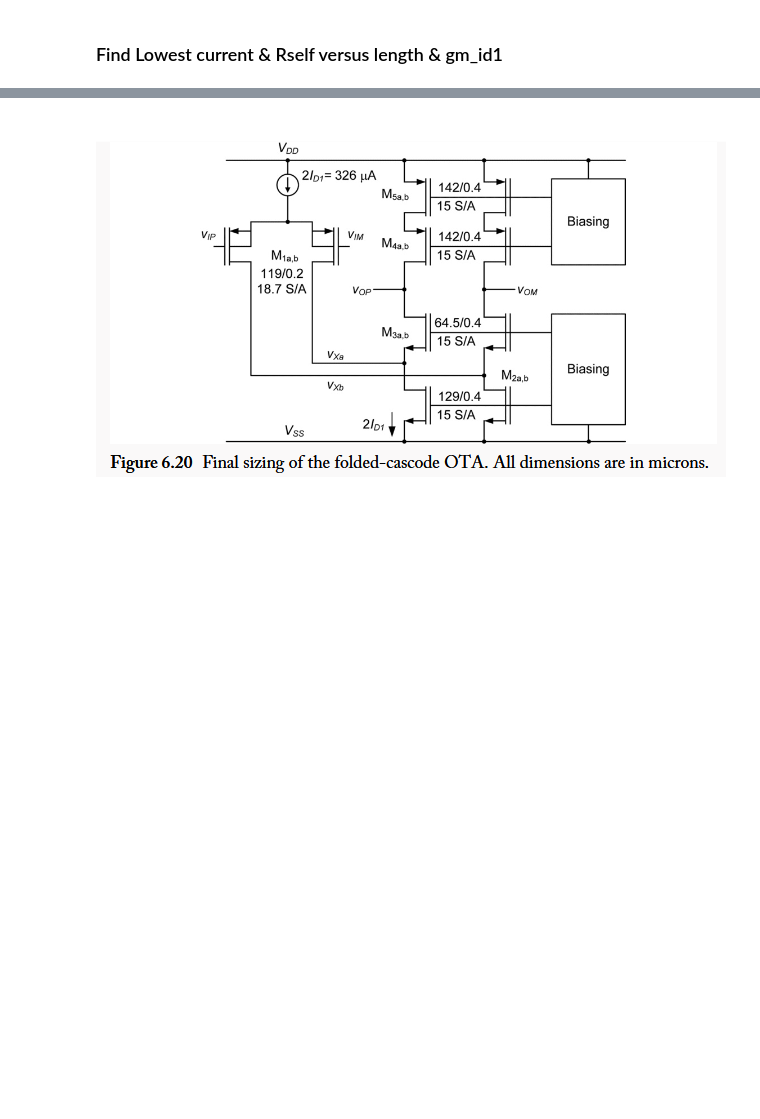
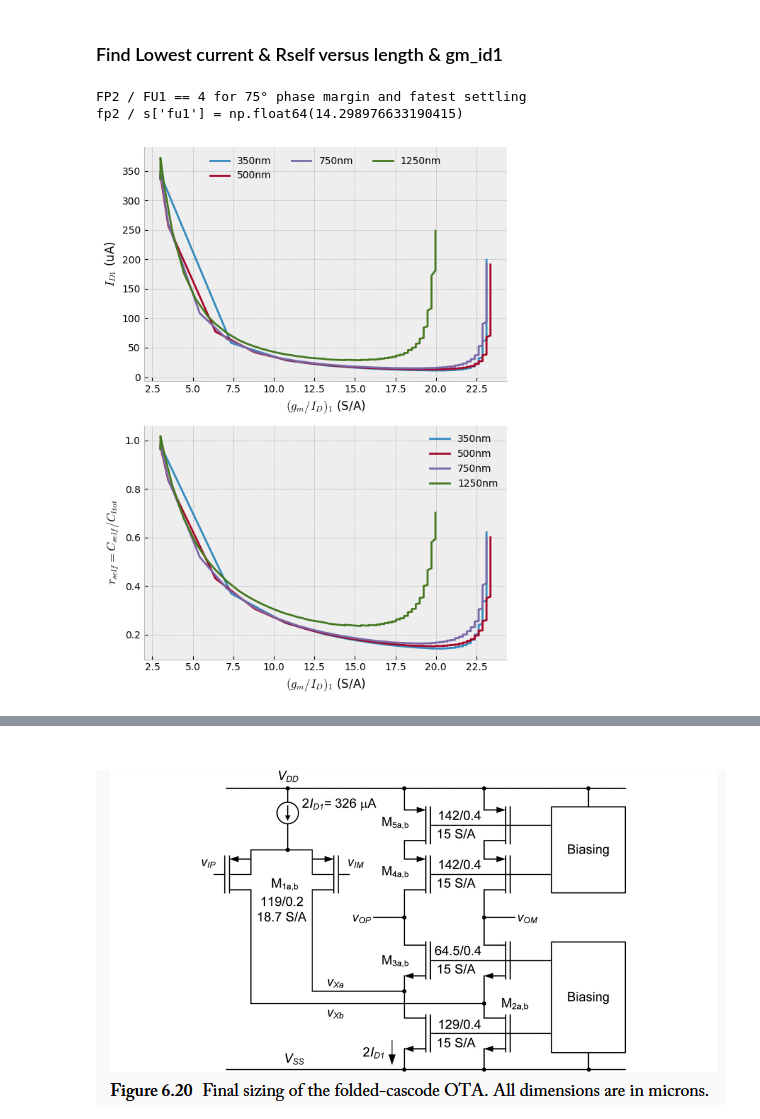
Before and after one commit to Surfeur974/gmadrid, a Jupyter notebook: SC_folded_cascode.ipynb, the cells around one changed output, grey strips where cells are left out. Saved outputs shown, nothing was run; the diff lists cells and outputs as text; code cells hidden in the pictures; blank space fills up the shorter version.

```diff
--- a/SC_folded_cascode.ipynb
+++ b/SC_folded_cascode.ipynb
@@ -374,34 +424,38 @@ p = []
 
 for Li in L1:
     d['L1'] = Li
-    m, pi = folded_cascode(nmos4, pmos4, s, d)
-    m1.append(m)
+    mi,m2,m3,m4,m5,pi = folded_cascode(nmos4, pmos4, s, d)
+    m1.append(mi)
     p.append(pi)
 
 # Plotting setup
 plt.style.use("bmh")
 fig, axs = plt.subplots(2, 1, figsize=(6, 8))
 
 # Plot ID versus gm/ID for different L values
 for i, length in enumerate(L1):
     label = f'{length * 1e3:.0f}nm'  # Convert L from meters to nm for label
-    axs[0].plot(m1[i]['gm_ID'], m1[i]['ID'] * 1e6, label=label)  # ID in mA
+    axs[0].plot(m1[i]['GM_ID'], m1[i]['ID'] * 1e6, label=label)  # ID in mA
 axs[0].set_xlabel(r'$(g_m/I_D)_1$ (S/A)')
 axs[0].set_ylabel(r'$I_{D1}$ (uA)')
 axs[0].legend(loc='upper center', ncol=3, frameon=False)
 axs[0].grid(True)
 
 # Plot cself/cltot versus gm/ID for different L values
 for i, length in enumerate(L1):
     label = f'{length * 1e3:.0f}nm'
-    axs[1].plot(m1[i]['gm_ID'], p[i]['cself'] / p[i]['cltot'], label=label)
+    axs[1].plot(m1[i]['GM_ID'], p[i]['cself'] / p[i]['cltot'], label=label)
 axs[1].set_xlabel(r'$(g_m/I_D)_1$ (S/A)')
 axs[1].set_ylabel(r'$r_{self} = C_{self}/C_{ltot}$')
 axs[1].legend(loc='best', frameon=False)
 axs[1].grid(True)
 
 print("FP2 / FU1 == 4 for 75° phase margin and fatest settling")
 adri.cool_print(fp2 / s['fu1'])
 
 plt.tight_layout()
 plt.show()
+# %% [output]
+FP2 / FU1 == 4 for 75° phase margin and fatest settling
+fp2 / s['fu1'] = np.float64(14.298976633190415)
+[figure, added]
```
Also changed, not shown: parts of 9 cells of this notebook, 1 other file.
